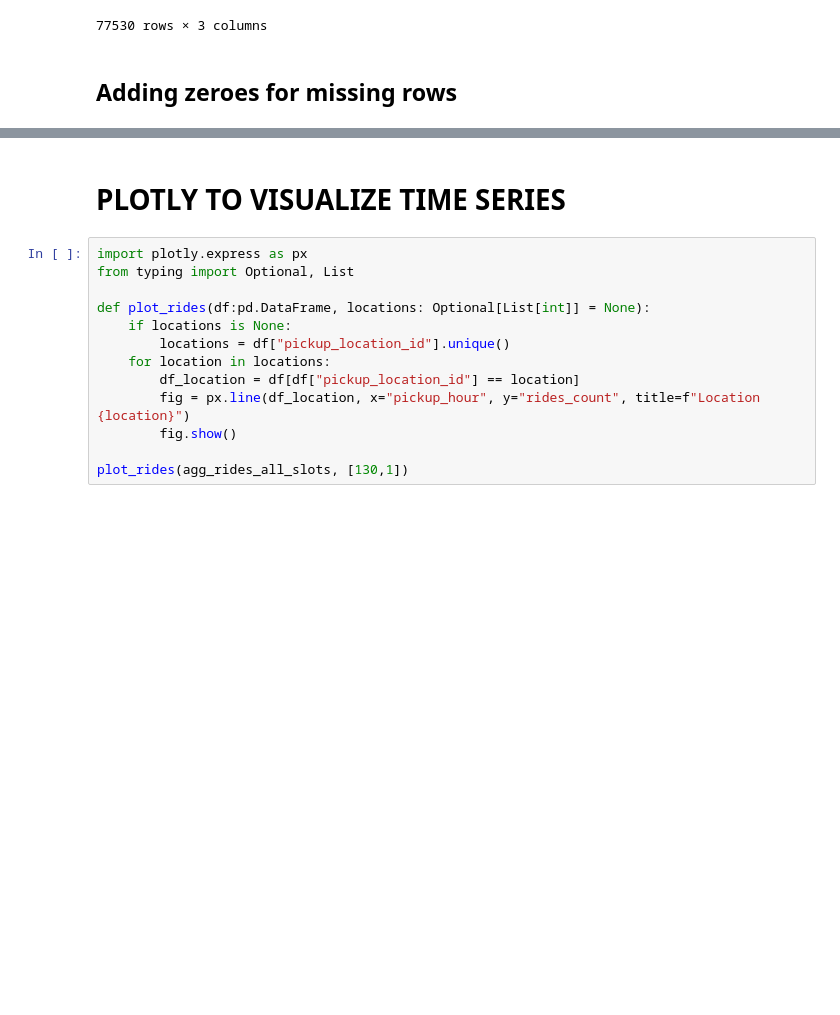
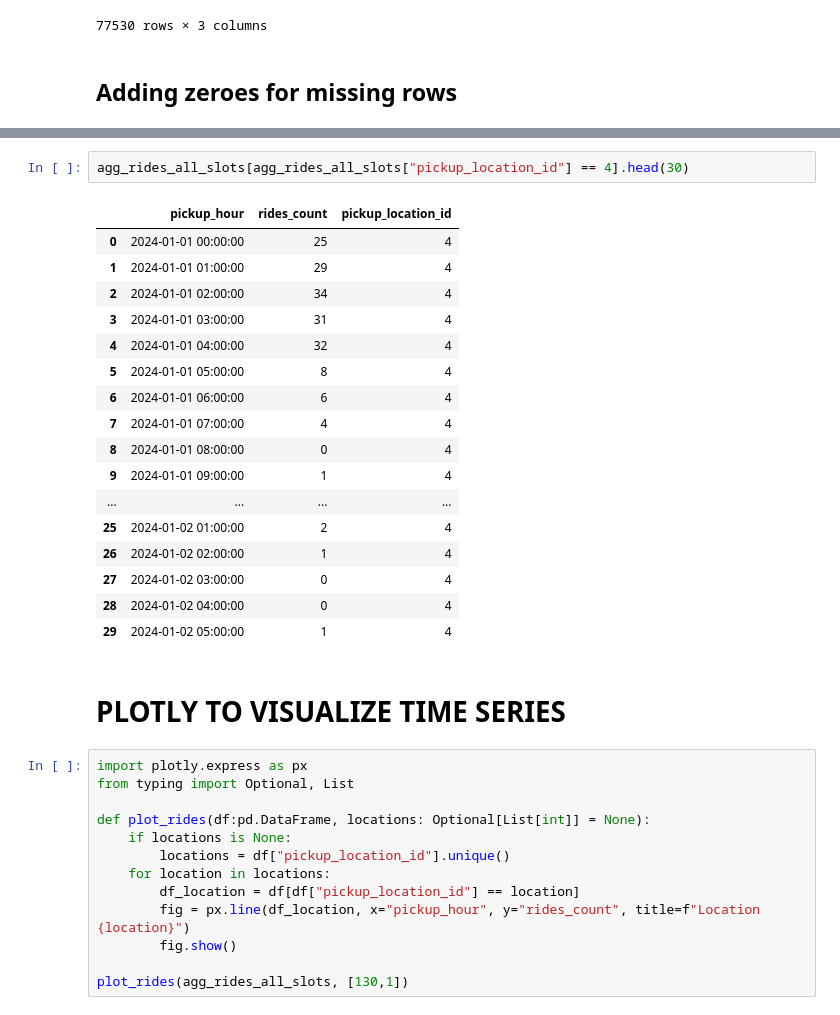
Before and after one commit to AmanWebDev2/taxi_demand_predictor, a Jupyter notebook: notebooks/02_transform_raw_data_into_ts_data.ipynb, the cells around one changed output, grey strips where cells are left out. Drawn from its saved outputs; the diff is of its cells as text; blank space fills up the shorter version.

```diff
--- a/notebooks/02_transform_raw_data_into_ts_data.ipynb
+++ b/notebooks/02_transform_raw_data_into_ts_data.ipynb
@@ -114,3 +145,23 @@ agg_rides_all_slots.head()
+# %%
+agg_rides_all_slots[agg_rides_all_slots["pickup_location_id"] == 4].head(30)
+# %% [output]
+|  | pickup_hour | rides_count | pickup_location_id |
+| 0 | 2024-01-01 00:00:00 | 25 | 4 |
+| 1 | 2024-01-01 01:00:00 | 29 | 4 |
+| 2 | 2024-01-01 02:00:00 | 34 | 4 |
+| 3 | 2024-01-01 03:00:00 | 31 | 4 |
+| 4 | 2024-01-01 04:00:00 | 32 | 4 |
+| 5 | 2024-01-01 05:00:00 | 8 | 4 |
+| 6 | 2024-01-01 06:00:00 | 6 | 4 |
+| 7 | 2024-01-01 07:00:00 | 4 | 4 |
+| 8 | 2024-01-01 08:00:00 | 0 | 4 |
+| 9 | 2024-01-01 09:00:00 | 1 | 4 |
+| ... | ... | ... | ... |
+| 25 | 2024-01-02 01:00:00 | 2 | 4 |
+| 26 | 2024-01-02 02:00:00 | 1 | 4 |
+| 27 | 2024-01-02 03:00:00 | 0 | 4 |
+| 28 | 2024-01-02 04:00:00 | 0 | 4 |
+| 29 | 2024-01-02 05:00:00 | 1 | 4 |
 # %% [markdown]
 # PLOTLY TO VISUALIZE TIME SERIES
 # %%
```
Also changed, not shown: parts of 5 cells of this notebook, 3 other files.
